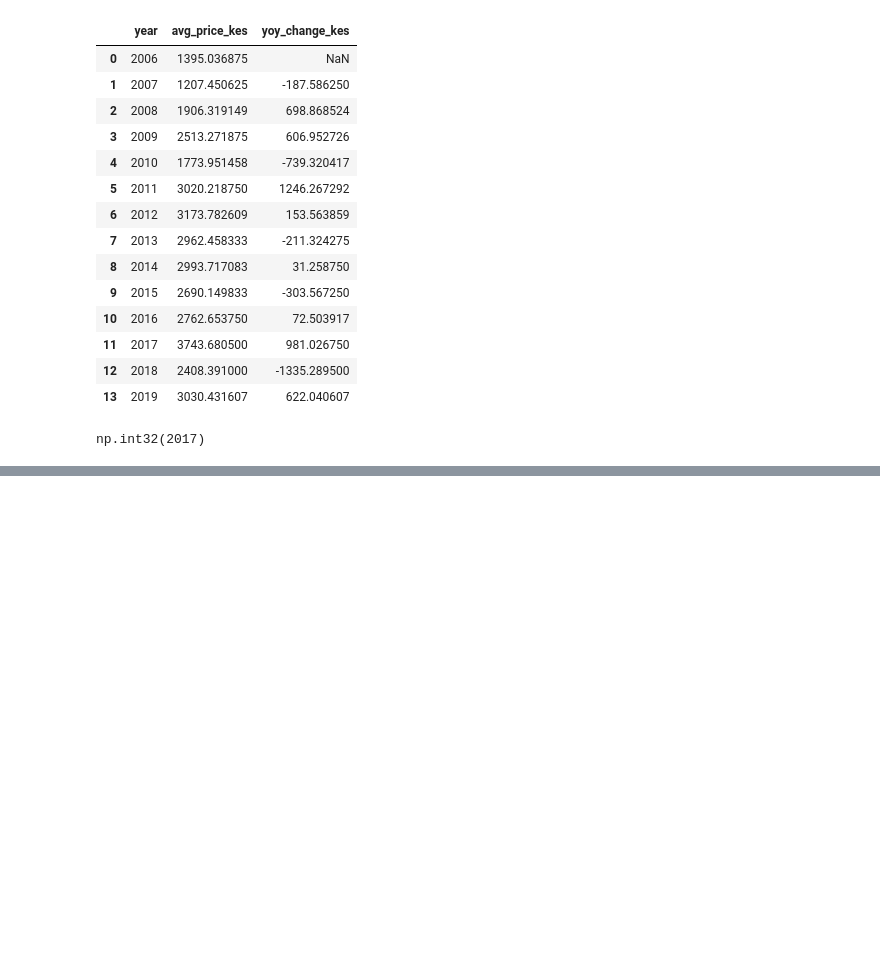
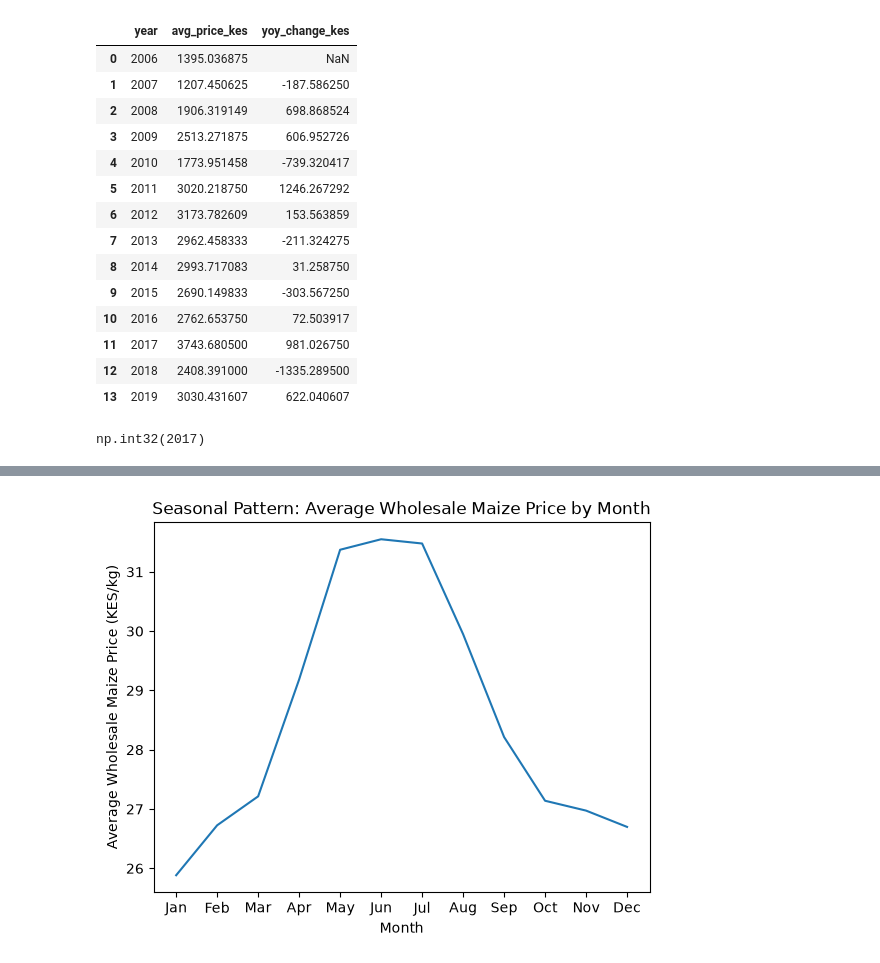
Before and after one commit to NantegeJosephine/Kenya-market-analysis, a Jupyter notebook: analysis.ipynb, the cells around one changed output, grey strips where cells are left out. Cells and saved outputs as stored; diff of their text form; code cells hidden in the pictures; blank space fills up the shorter version.

```diff
--- a/analysis.ipynb
+++ b/analysis.ipynb
@@ -277,0 +306,9 @@ plt.show()
+# %%
+plt.plot(monthly_avg['month'], monthly_avg['price_per_kg'])
+plt.xticks(range(1, 13), ['Jan','Feb','Mar','Apr','May','Jun','Jul','Aug','Sep','Oct','Nov','Dec'])
+plt.xlabel('Month')
+plt.ylabel('Average Wholesale Maize Price (KES/kg)')
+plt.title('Seasonal Pattern: Average Wholesale Maize Price by Month')
+plt.show()
+# %% [output]
+[figure, added]
```
Also changed, not shown: parts of 5 cells of this notebook.
